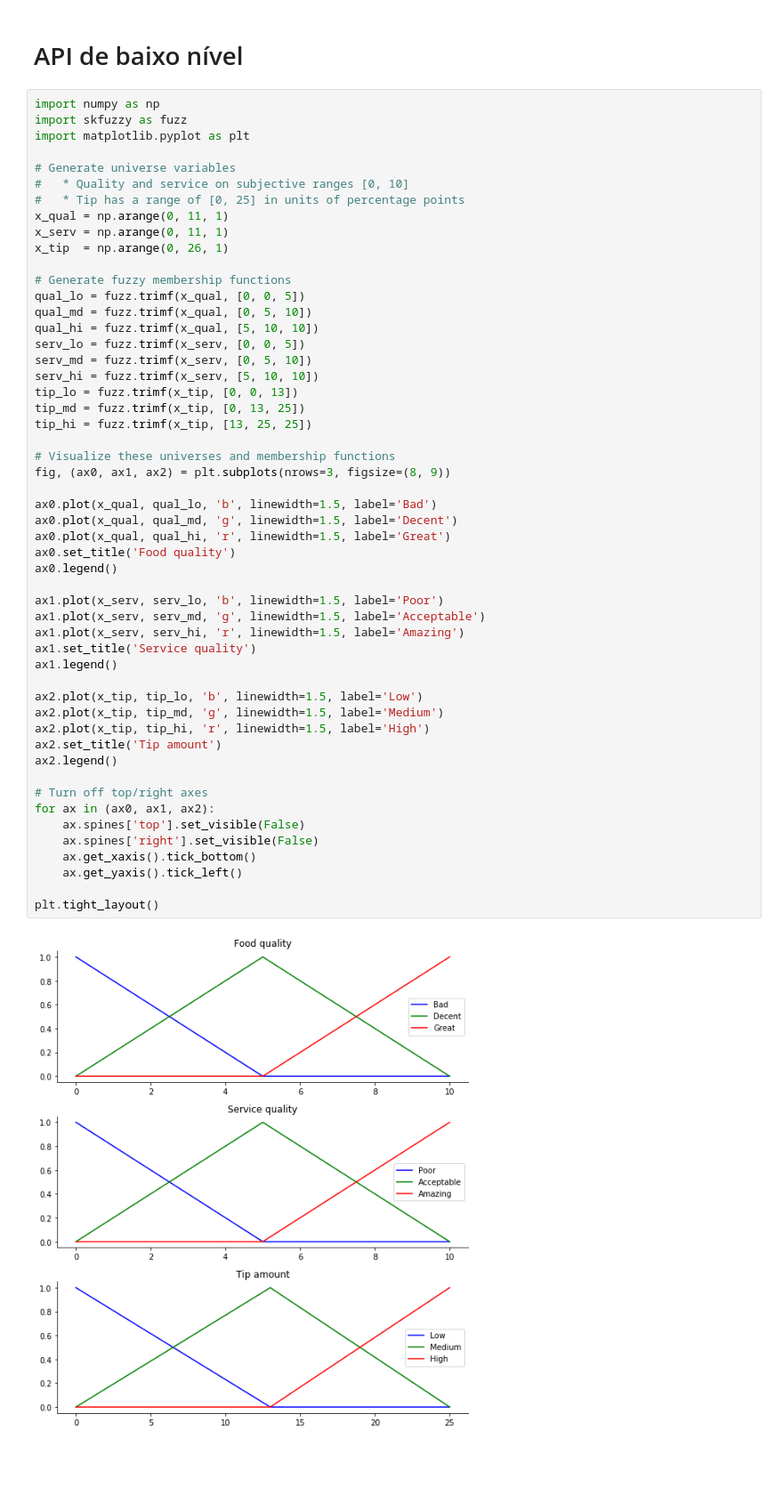
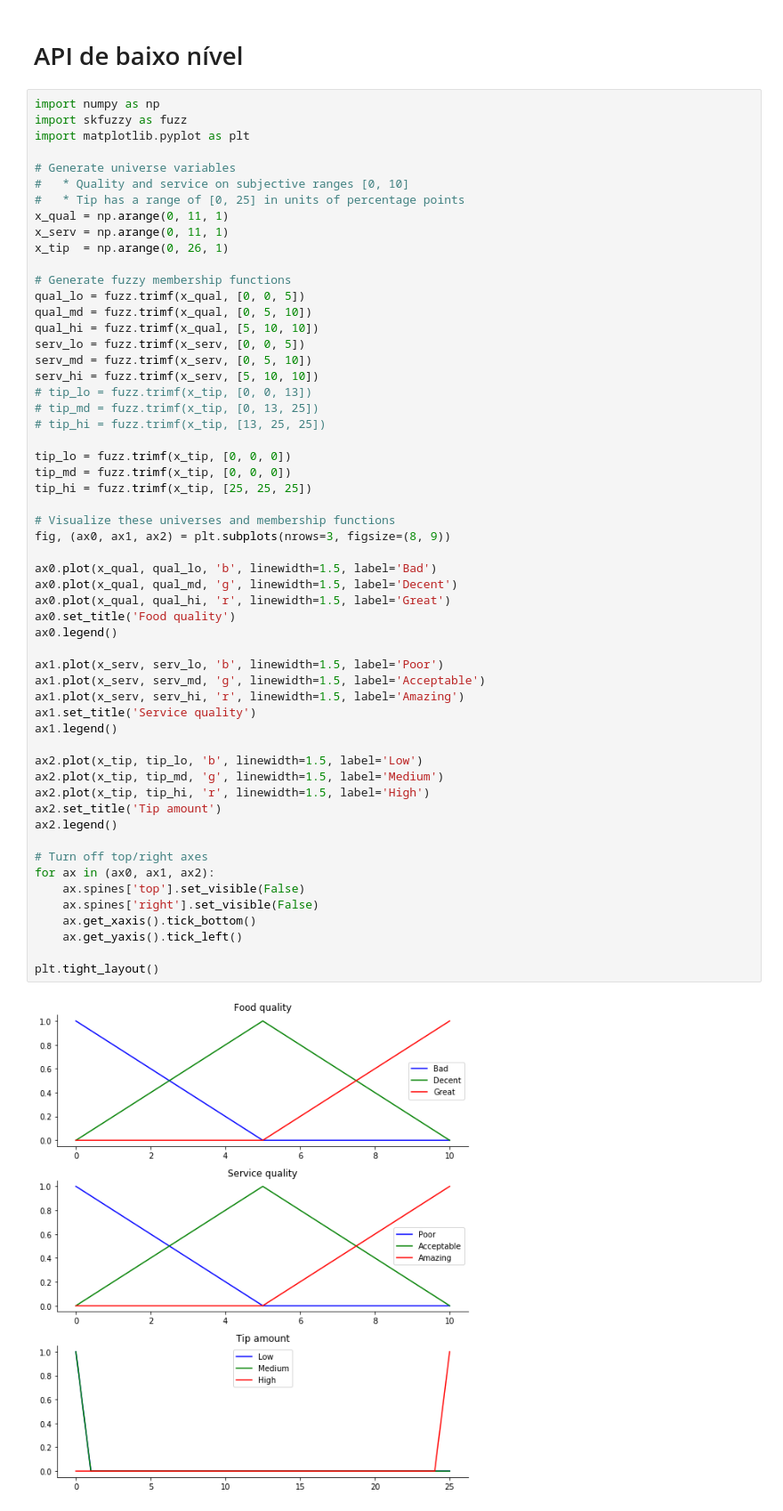
Before and after one commit to Minoro/data-science-theory, a Jupyter notebook: IA/fuzzy/Exemplo básico de Fuzzy.ipynb, the cells around one changed output. Shown: that part at 89% size. Drawn from its saved outputs; the diff is of its cells as text; blank space fills up the shorter version.

```diff
--- a/IA/fuzzy/Exemplo básico de Fuzzy.ipynb
+++ b/IA/fuzzy/Exemplo básico de Fuzzy.ipynb
@@ -76,41 +77,45 @@ qual_hi = fuzz.trimf(x_qual, [5, 10, 10])
 serv_lo = fuzz.trimf(x_serv, [0, 0, 5])
 serv_md = fuzz.trimf(x_serv, [0, 5, 10])
 serv_hi = fuzz.trimf(x_serv, [5, 10, 10])
-tip_lo = fuzz.trimf(x_tip, [0, 0, 13])
-tip_md = fuzz.trimf(x_tip, [0, 13, 25])
-tip_hi = fuzz.trimf(x_tip, [13, 25, 25])
+# tip_lo = fuzz.trimf(x_tip, [0, 0, 13])
+# tip_md = fuzz.trimf(x_tip, [0, 13, 25])
+# tip_hi = fuzz.trimf(x_tip, [13, 25, 25])
+
+tip_lo = fuzz.trimf(x_tip, [0, 0, 0])
+tip_md = fuzz.trimf(x_tip, [0, 0, 0])
+tip_hi = fuzz.trimf(x_tip, [25, 25, 25])
 
 # Visualize these universes and membership functions
 fig, (ax0, ax1, ax2) = plt.subplots(nrows=3, figsize=(8, 9))
 
 ax0.plot(x_qual, qual_lo, 'b', linewidth=1.5, label='Bad')
 ax0.plot(x_qual, qual_md, 'g', linewidth=1.5, label='Decent')
 ax0.plot(x_qual, qual_hi, 'r', linewidth=1.5, label='Great')
 ax0.set_title('Food quality')
 ax0.legend()
 
 ax1.plot(x_serv, serv_lo, 'b', linewidth=1.5, label='Poor')
 ax1.plot(x_serv, serv_md, 'g', linewidth=1.5, label='Acceptable')
 ax1.plot(x_serv, serv_hi, 'r', linewidth=1.5, label='Amazing')
 ax1.set_title('Service quality')
 ax1.legend()
 
 ax2.plot(x_tip, tip_lo, 'b', linewidth=1.5, label='Low')
 ax2.plot(x_tip, tip_md, 'g', linewidth=1.5, label='Medium')
 ax2.plot(x_tip, tip_hi, 'r', linewidth=1.5, label='High')
 ax2.set_title('Tip amount')
 ax2.legend()
 
 # Turn off top/right axes
 for ax in (ax0, ax1, ax2):
     ax.spines['top'].set_visible(False)
     ax.spines['right'].set_visible(False)
     ax.get_xaxis().tick_bottom()
     ax.get_yaxis().tick_left()
 
 plt.tight_layout()
 # %% [output]
-[figure, old version]
+[figure, new version]
 # %%
 # We need the activation of our fuzzy membership functions at these values.
 # The exact values 6.5 and 9.8 do not exist on our universes...
```
Also changed, not shown: parts of 4 cells of this notebook, 1 other file.
